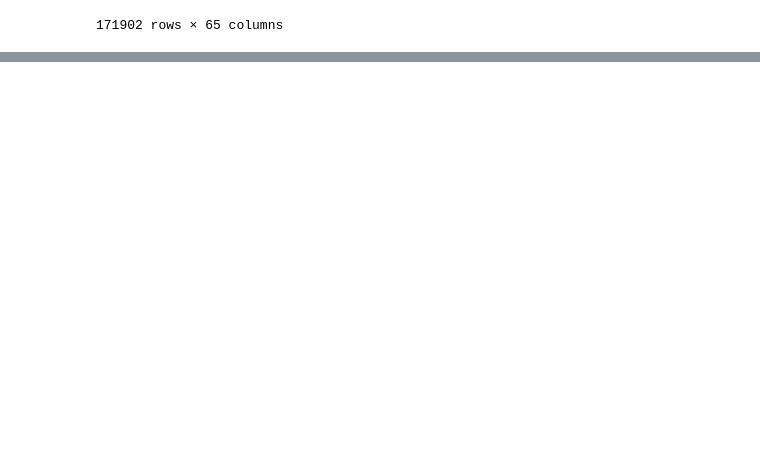
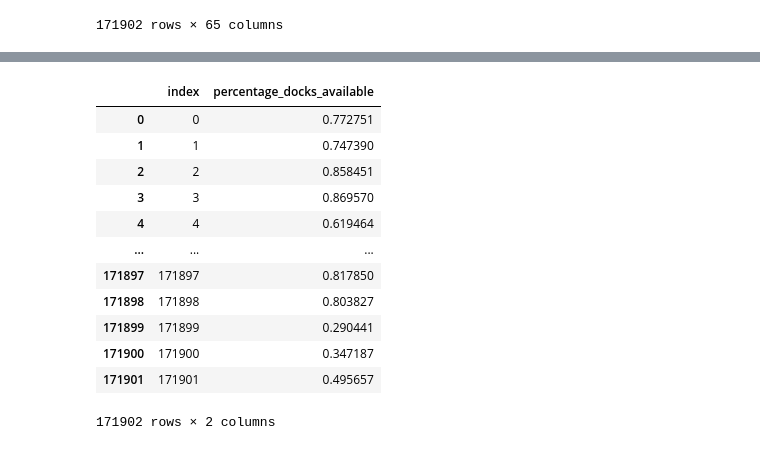
Before and after one commit to carlotalacasav/Gorrapiedra-proyecto, a Jupyter notebook: cross_val_lm.ipynb, the cells around one changed output, grey strips where cells are left out. Saved outputs shown, nothing was run; the diff lists cells and outputs as text; code cells hidden in the pictures; blank space fills up the shorter version.

```diff
--- a/cross_val_lm.ipynb
+++ b/cross_val_lm.ipynb
@@ -99,0 +207,5 @@ submission = y_pred.to_csv('../submision_xgbr.csv', index = False)
+# %%
+y_pred = model.predict(X_test_encoded)
+y_pred = pd.DataFrame(y_pred, columns = ['percentage_docks_available']).reset_index()
+y_pred
+# %% [output]
@@ -99,0 +213,13 @@ submission = y_pred.to_csv('../submision_xgbr.csv', index = False)
+|  | index | percentage_docks_available |
+| 0 | 0 | 0.772751 |
+| 1 | 1 | 0.747390 |
+| 2 | 2 | 0.858451 |
+| 3 | 3 | 0.869570 |
+| 4 | 4 | 0.619464 |
+| ... | ... | ... |
+| 171897 | 171897 | 0.817850 |
+| 171898 | 171898 | 0.803827 |
+| 171899 | 171899 | 0.290441 |
+| 171900 | 171900 | 0.347187 |
+| 171901 | 171901 | 0.495657 |
+171902 rows × 2 columns
```
Also changed, not shown: parts of 11 cells of this notebook, 1 other file.
